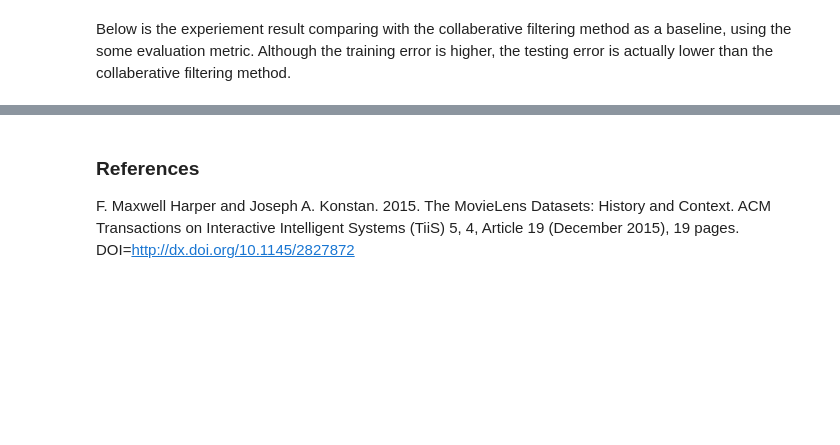
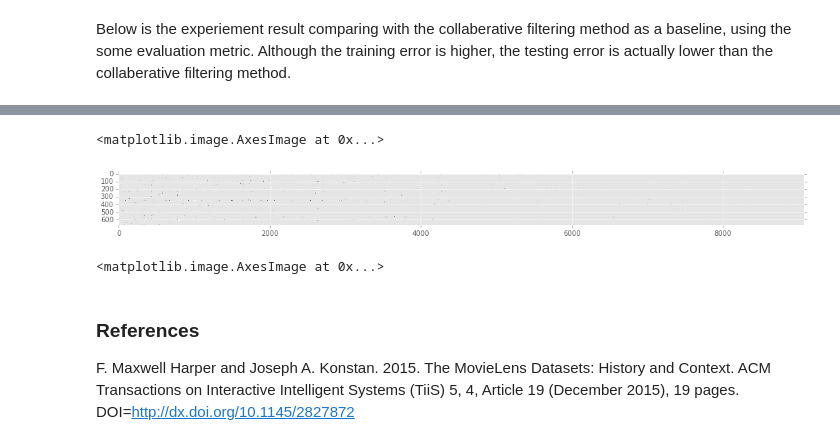
Before and after one commit to cheyuanl/MovieRecom, a Jupyter notebook: notebook/MovieRecom_MidReport.ipynb, the cells around one changed output, grey strips where cells are left out. Drawn from its saved outputs; the diff is of its cells as text; code cells hidden in the pictures; blank space fills up the shorter version.

```diff
--- a/notebook/MovieRecom_MidReport.ipynb
+++ b/notebook/MovieRecom_MidReport.ipynb
@@ -244,0 +276,11 @@ LR Train error: 0.8499 Test error: 0.8969
+# %%
+fig = plt.figure(figsize=(18, 7))
+plt.imshow(np.log(X_tr), cmap=plt.cm.gray, interpolation="nearest")
+# %% [output]
+<matplotlib.image.AxesImage at 0x...>
+[figure, added]
+# %%
+fig = plt.figure(figsize=(18, 7))
+plt.imshow(np.log(U_cf.dot(V_cf.T)), cmap=plt.cm.gray, interpolation="nearest")
+# %% [output]
+<matplotlib.image.AxesImage at 0x...>
```
Also changed, not shown: parts of 8 cells of this notebook, 2 other files.
